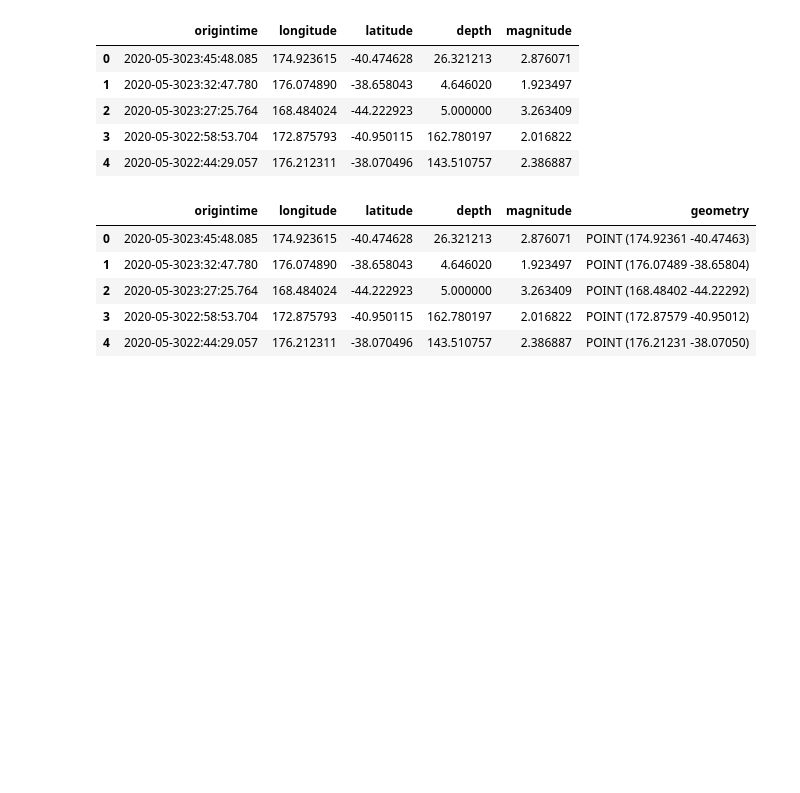
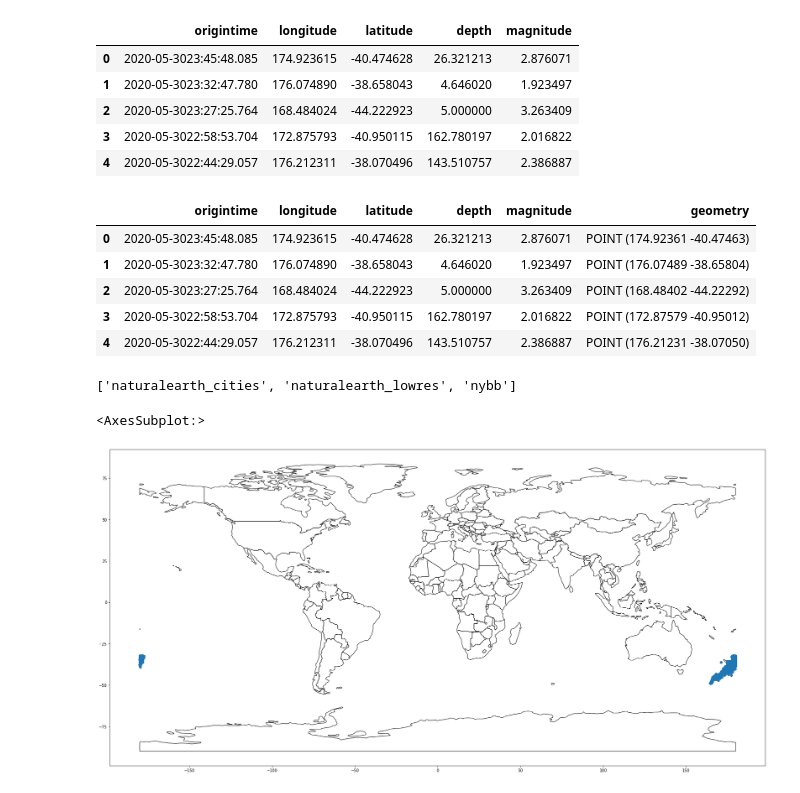
Before and after one commit to jf577/GISstuff, a Jupyter notebook: gistests.ipynb, the cells around one changed output. Saved outputs shown, nothing was run; the diff lists cells and outputs as text; code cells hidden in the pictures; blank space fills up the shorter version.

```diff
--- a/gistests.ipynb
+++ b/gistests.ipynb
@@ -25,5 +27,5 @@ m = folium.Map (location = [-36, 174], zoom_start=10)
 # %%
-quakes_df = pd.read_csv("C:/users/josh/Documents/GISData/earthquakes_NZ.csv")
+quakes_df = pd.read_csv("C/users/josh/Documents/GISData/earthquakes_NZ.csv")
 # %%
 quakes_df.head(5)
 # %% [output]
@@ -35,7 +37,7 @@ quakes_df.head(5)
 | 4 | 2020-05-3022:44:29.057 | 176.212311 | -38.070496 | 143.510757 | 2.386887 |
 # %%
 quakes_gdf = gpd.GeoDataFrame(
-    quakesnz, geometry=gpd.points_from_xy(quakes_df.longitude, quakes_df.latitude))
+    quakes_df, geometry=gpd.points_from_xy(quakes_df.longitude, quakes_df.latitude))
 quakes_gdf.head(5)
 # %% [output]
 |  | origintime | longitude | latitude | depth | magnitude | geometry |
@@ -44,3 +46,15 @@ quakes_gdf.head(5)
 | 2 | 2020-05-3023:27:25.764 | 168.484024 | -44.222923 | 5.000000 | 3.263409 | POINT (168.48402 -44.22292) |
 | 3 | 2020-05-3022:58:53.704 | 172.875793 | -40.950115 | 162.780197 | 2.016822 | POINT (172.87579 -40.95012) |
 | 4 | 2020-05-3022:44:29.057 | 176.212311 | -38.070496 | 143.510757 | 2.386887 | POINT (176.21231 -38.07050) |
+# %%
+gpd.datasets.available
+# %% [output]
+['naturalearth_cities', 'naturalearth_lowres', 'nybb']
+# %%
+world = gpd.read_file(gpd.datasets.get_path('naturalearth_lowres'))
+ax = world.plot(figsize=(30,20), color='white', edgecolor='black')
+quakes_gdf.plot(ax=ax)
+# ax = world[world.continent == 'Oceania']
+# %% [output]
+<AxesSubplot:>
+[figure, added]
```
Also changed, not shown: parts of 2 cells of this notebook.
